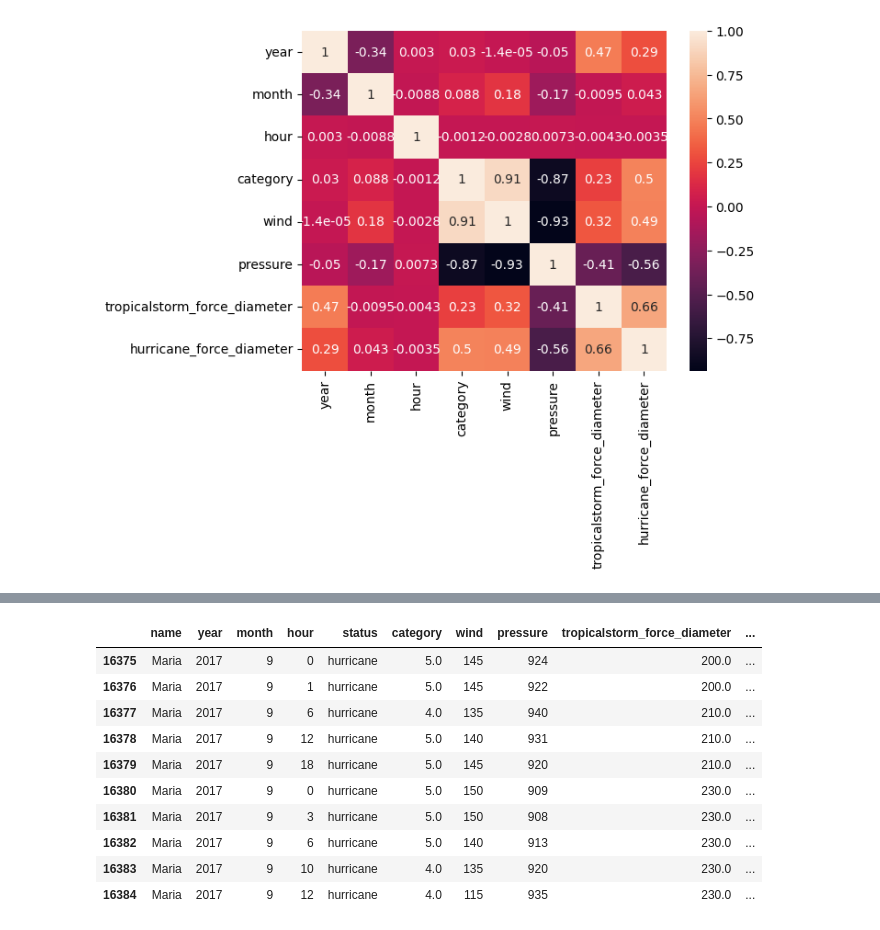
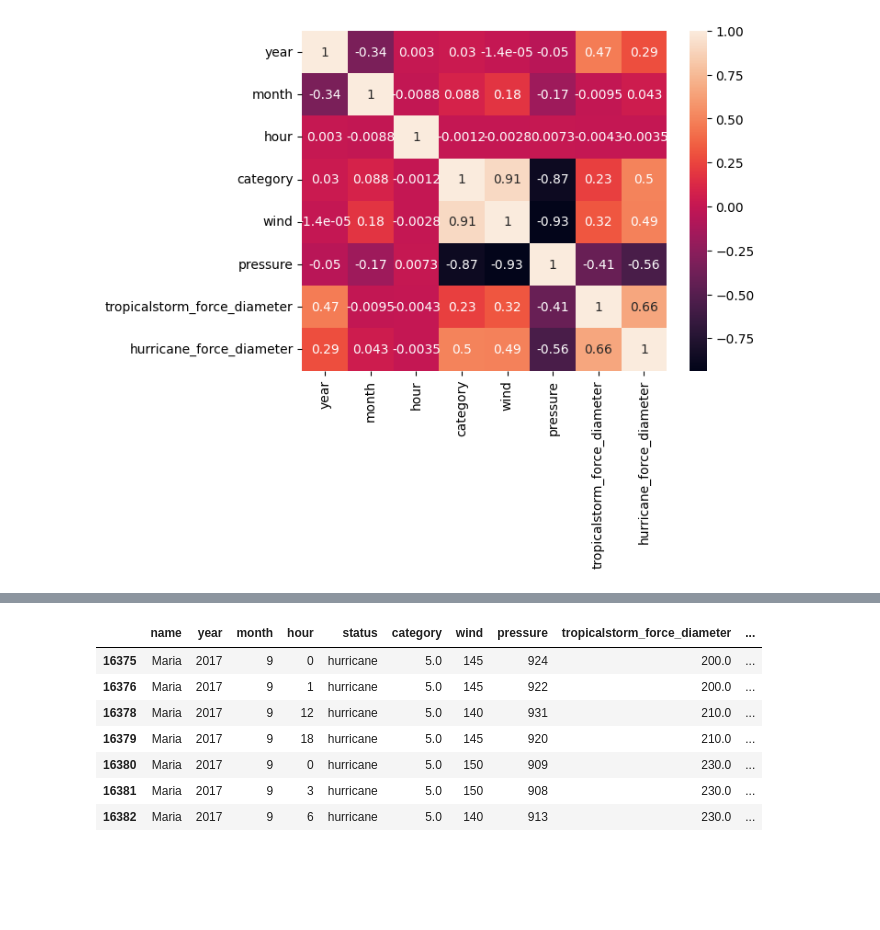
Before and after one commit to jtsillan/DataAnalytics, a Jupyter notebook: exercise_set_4/exercise_set_4_3b_stroms.ipynb, the cells around one changed output, grey strips where cells are left out. Cells and saved outputs as stored; diff of their text form; code cells hidden in the pictures; blank space fills up the shorter version.

```diff
--- a/exercise_set_4/exercise_set_4_3b_stroms.ipynb
+++ b/exercise_set_4/exercise_set_4_3b_stroms.ipynb
@@ -254,0 +245,4 @@ plt.show()
+# %%
+# Find out what category 5 hurricanes there are
+cat5 = df1[df1['category'] >= 5]
+cat5
@@ -284,17 +291,14 @@ sns.lmplot(x='month', y='wind', data=year_2007, hue='category')
 # %%
 # Select year 2017 and category
 # Again there is only one hurricane
-year_2017 = df1.query("year == 2017 and category >= 4.0")
+year_2017 = cat5.query("year == 2017")
 year_2017
 # %% [output]
 |  | name | year | month | hour | status | category | wind | pressure | tropicalstorm_force_diameter | ... |
 | 16375 | Maria | 2017 | 9 | 0 | hurricane | 5.0 | 145 | 924 | 200.0 | ... |
 | 16376 | Maria | 2017 | 9 | 1 | hurricane | 5.0 | 145 | 922 | 200.0 | ... |
-| 16377 | Maria | 2017 | 9 | 6 | hurricane | 4.0 | 135 | 940 | 210.0 | ... |
 | 16378 | Maria | 2017 | 9 | 12 | hurricane | 5.0 | 140 | 931 | 210.0 | ... |
 | 16379 | Maria | 2017 | 9 | 18 | hurricane | 5.0 | 145 | 920 | 210.0 | ... |
 | 16380 | Maria | 2017 | 9 | 0 | hurricane | 5.0 | 150 | 909 | 230.0 | ... |
 | 16381 | Maria | 2017 | 9 | 3 | hurricane | 5.0 | 150 | 908 | 230.0 | ... |
 | 16382 | Maria | 2017 | 9 | 6 | hurricane | 5.0 | 140 | 913 | 230.0 | ... |
-| 16383 | Maria | 2017 | 9 | 10 | hurricane | 4.0 | 135 | 920 | 230.0 | ... |
-| 16384 | Maria | 2017 | 9 | 12 | hurricane | 4.0 | 115 | 935 | 230.0 | ... |
```
Also changed, not shown: parts of 10 cells of this notebook.
